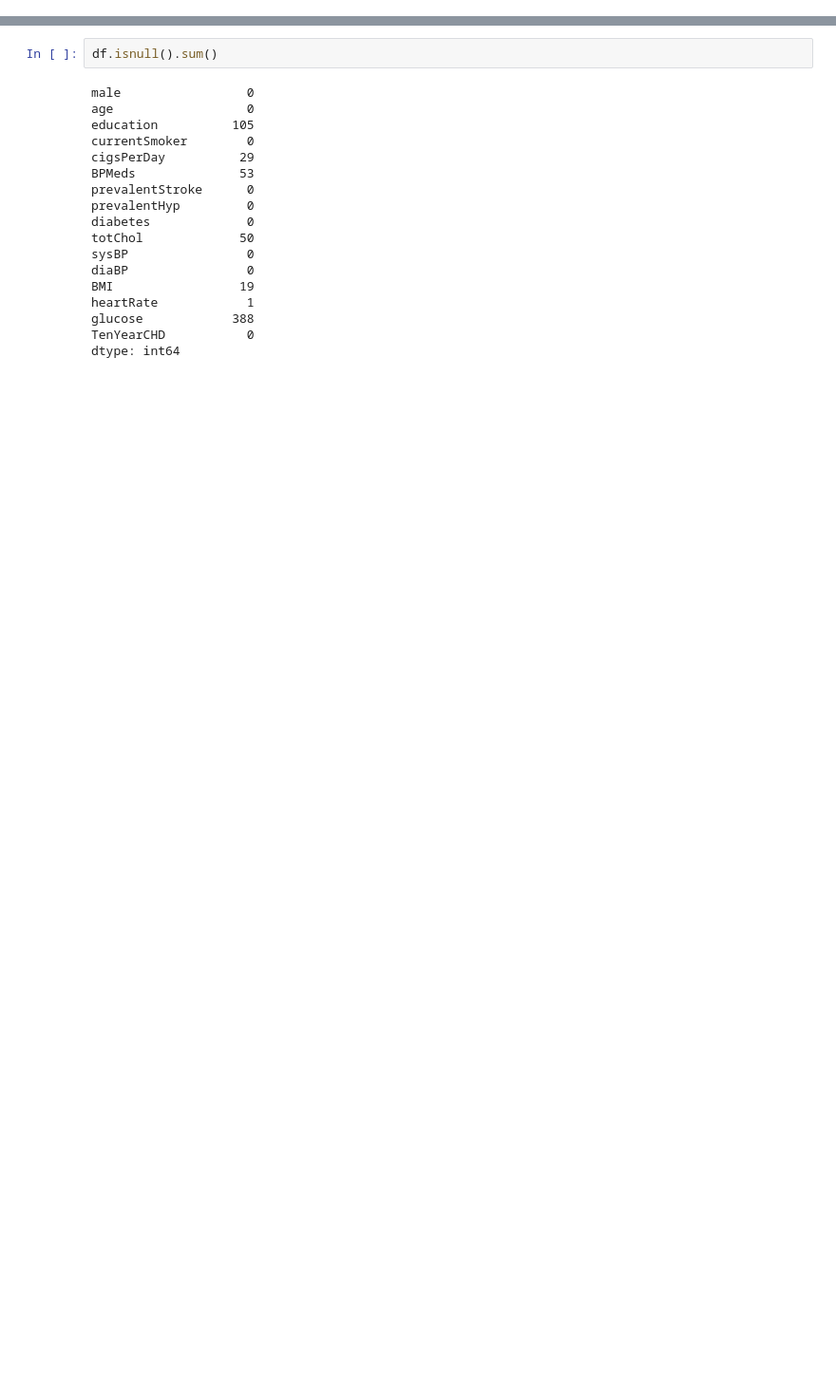
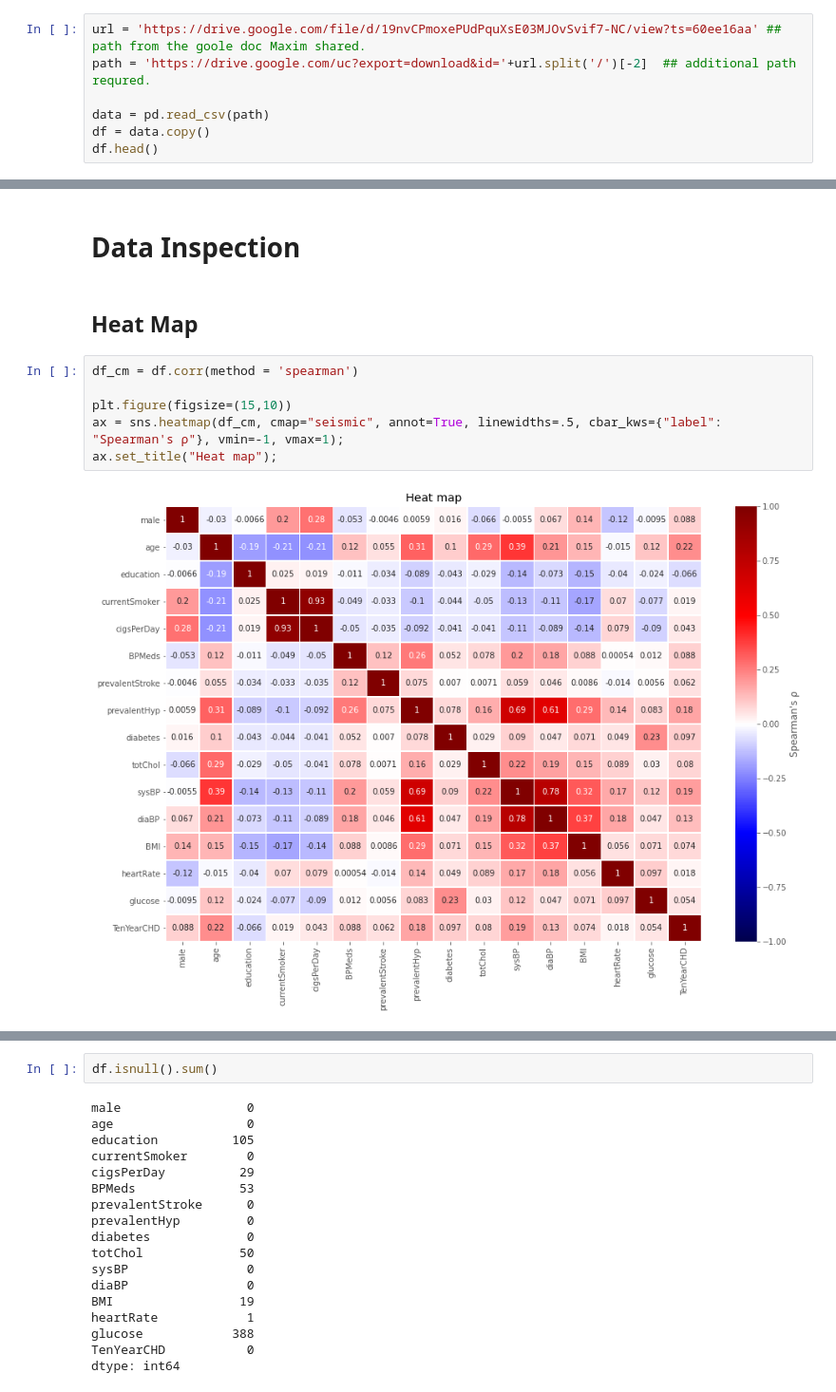
Before and after one commit to MaxSMCON/MaxSMCON, a Jupyter notebook: Group7.ipynb, the cells around one changed output, grey strips where cells are left out. Shown at 95% size. Saved outputs shown, nothing was run; the diff lists cells and outputs as text; blank space fills up the shorter version.

```diff
--- a/Group7.ipynb
+++ b/Group7.ipynb
@@ -27,0 +36,7 @@ df = data.copy()
+# %%
+url = 'https://drive.google.com/file/d/19nvCPmoxePUdPquXsE03MJOvSvif7-NC/view?ts=60ee16aa' ##  path from the goole doc Maxim shared.
+path = 'https://drive.google.com/uc?export=download&id='+url.split('/')[-2]  ## additional path requred.
+
+data = pd.read_csv(path)
+df = data.copy()
+df.head()
@@ -27,0 +50,12 @@ df = data.copy()
+# %% [markdown]
+# Data Inspection
+# %% [markdown]
+## Heat Map
+# %%
+df_cm = df.corr(method = 'spearman')
+
+plt.figure(figsize=(15,10))
+ax = sns.heatmap(df_cm, cmap="seismic", annot=True, linewidths=.5, cbar_kws={"label": "Spearman's ρ"}, vmin=-1, vmax=1);
+ax.set_title("Heat map");
+# %% [output]
+[figure, added]
```
Also changed, not shown: parts of 170 cells of this notebook.
